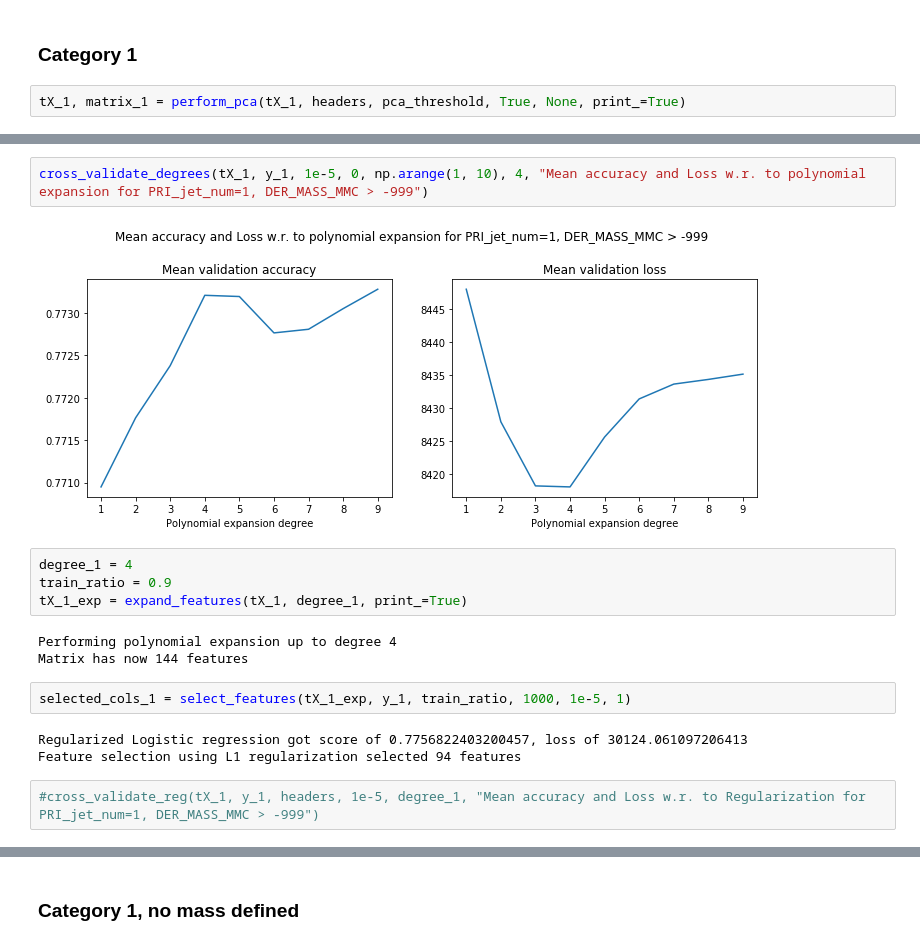
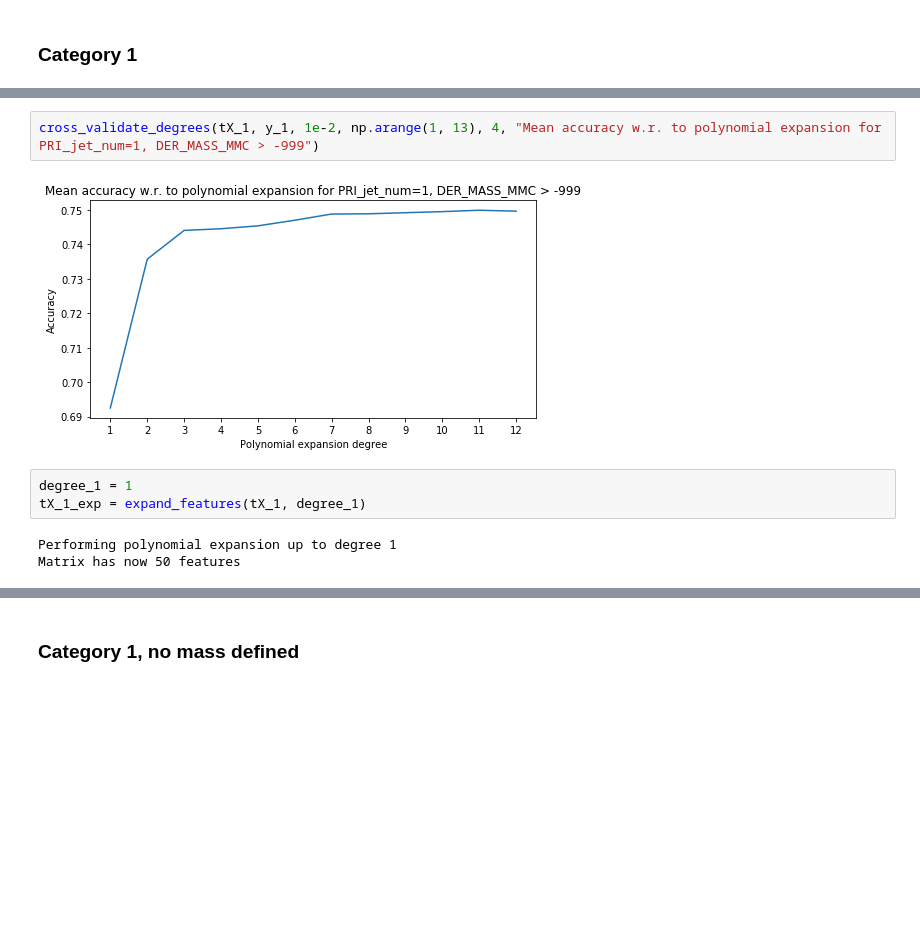
Before and after one commit to ehoelzl/ML_course, a Jupyter notebook: projects/project1/scripts/project1.ipynb, the cells around one changed output, grey strips where cells are left out. Cells and saved outputs as stored; diff of their text form; blank space fills up the shorter version.

```diff
--- a/projects/project1/scripts/project1.ipynb
+++ b/projects/project1/scripts/project1.ipynb
@@ -196,4 +176,2 @@ Regularized Logistic regression got score of 0.9491006505931879, loss of 0.10488
 # %% [markdown]
 ### Category 1
-# %%
-tX_1, matrix_1 = perform_pca(tX_1, headers, pca_threshold, True, None, print_=True)
@@ -212,18 +178,10 @@ We can see that 16 features explain 99.0% of the cumulative variance
 # %%
-cross_validate_degrees(tX_1, y_1, 1e-5, 0, np.arange(1, 10), 4, "Mean accuracy and Loss w.r. to polynomial expansion for PRI_jet_num=1, DER_MASS_MMC > -999")
+cross_validate_degrees(tX_1, y_1, 1e-2, np.arange(1, 13), 4, "Mean accuracy w.r. to polynomial expansion for PRI_jet_num=1, DER_MASS_MMC > -999")
 # %% [output]
-[figure, old version]
+[figure, new version]
 # %%
-degree_1 = 4
-train_ratio = 0.9
-tX_1_exp = expand_features(tX_1, degree_1, print_=True)
+degree_1 = 1
+tX_1_exp = expand_features(tX_1, degree_1)
 # %% [output]
-Performing polynomial expansion up to degree 4
-Matrix has now 144 features
+Performing polynomial expansion up to degree 1
+Matrix has now 50 features
-# %%
-selected_cols_1 = select_features(tX_1_exp, y_1, train_ratio, 1000, 1e-5, 1)
-# %% [output]
-Regularized Logistic regression got score of 0.7756822403200457, loss of 30124.061097206413
-Feature selection using L1 regularization selected 94 features
-# %%
-#cross_validate_reg(tX_1, y_1, headers, 1e-5, degree_1, "Mean accuracy and Loss w.r. to Regularization for PRI_jet_num=1, DER_MASS_MMC > -999")
```
Also changed, not shown: parts of 52 cells of this notebook, 4 other files.
